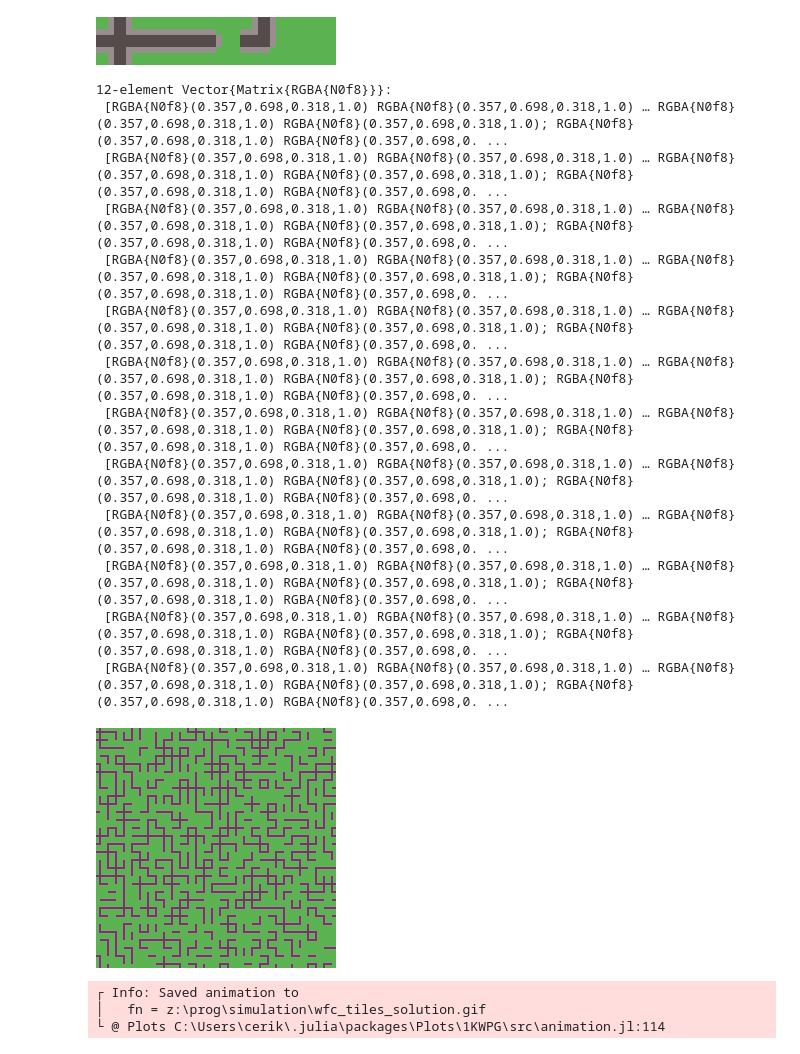
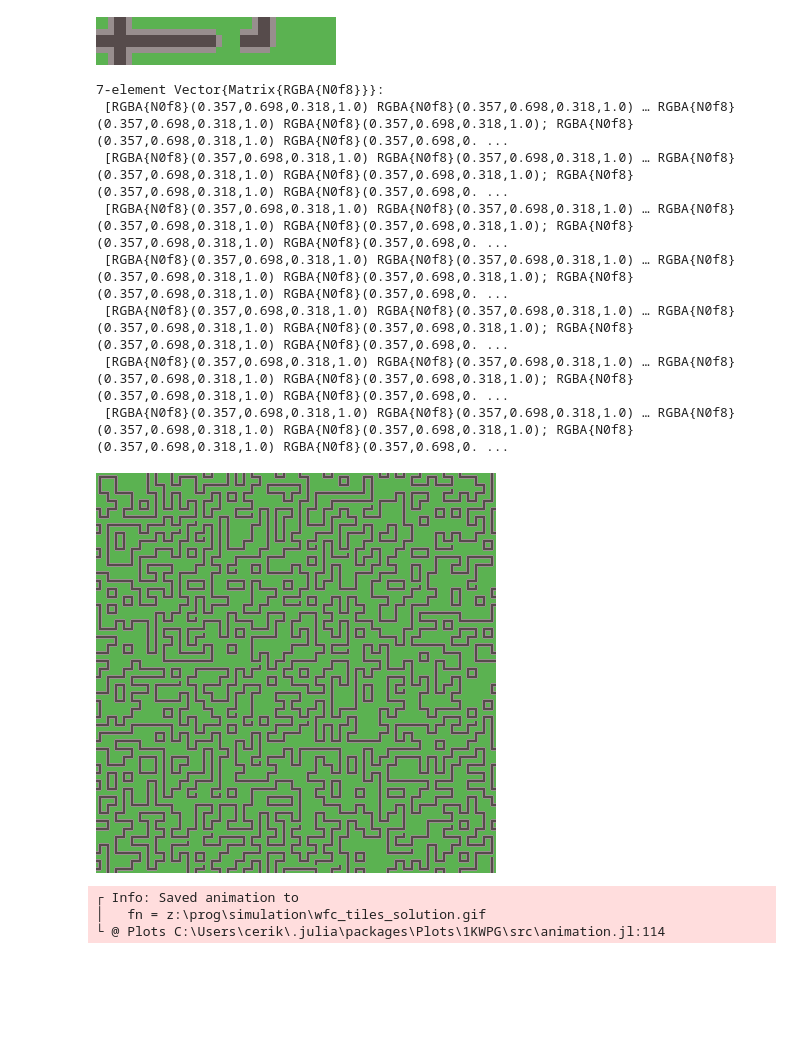
Before and after one commit to ErikLundin98/wave_function_collapse, a Jupyter notebook: road_creator.ipynb, the cells around one changed output. Saved outputs shown, nothing was run; the diff lists cells and outputs as text; code cells hidden in the pictures; blank space fills up the shorter version.

```diff
--- a/road_creator.ipynb
+++ b/road_creator.ipynb
@@ -11,25 +11,34 @@ spriteset = load("resources/paths.png")
 [figure]
 # %%
 # create rotations of the spriteset and store in a Dict
+# all_sprites = Dict(
+#     1 => spriteset[:, 33:40], # empty
+#     2 => spriteset[:, 1:8], # crossing
+#     3 => spriteset[:, 9:16], # horizontal
+#     4 => transpose(spriteset[:, 9:16]), # vertical
+#     5 => spriteset[:, 17:24], # ending to left
+#     6 => rotr90(spriteset[:, 17:24]), # ending up
+#     7 => rot180(spriteset[:, 17:24]), # ending to right
+#     8 => rotl90(spriteset[:, 17:24]), # ending down
+#     9 => spriteset[:, 25:32], # two-way left up
+#     10 => rotr90(spriteset[:, 25:32]), # two-way up right
+#     11 => rot180(spriteset[:, 25:32]), # two-way right down
+#     12 => rotl90(spriteset[:, 25:32]), # two-way down left
+
+# )
 all_sprites = Dict(
     1 => spriteset[:, 33:40], # empty
-    2 => spriteset[:, 1:8], # crossing
-    3 => spriteset[:, 9:16], # horizontal
-    4 => transpose(spriteset[:, 9:16]), # vertical
-    5 => spriteset[:, 17:24], # ending to left
-    6 => rotr90(spriteset[:, 17:24]), # ending up
-    7 => rot180(spriteset[:, 17:24]), # ending to right
-    8 => rotl90(spriteset[:, 17:24]), # ending down
-    9 => spriteset[:, 25:32], # two-way left up
-    10 => rotr90(spriteset[:, 25:32]), # two-way up right
-    11 => rot180(spriteset[:, 25:32]), # two-way right down
-    12 => rotl90(spriteset[:, 25:32]), # two-way down left
-
+    2 => spriteset[:, 9:16], # horizontal
+    3 => transpose(spriteset[:, 9:16]), # vertical
+    4 => spriteset[:, 25:32], # two-way left up
+    5 => rotr90(spriteset[:, 25:32]), # two-way up right
+    6 => rot180(spriteset[:, 25:32]), # two-way right down
+    7 => rotl90(spriteset[:, 25:32]), # two-way down left
 )
 # visualize them
-[all_sprites[key] for key in range(1, 12)]
+[all_sprites[key] for key in range(1, length(all_sprites))]
 # %% [output]
-12-element Vector{Matrix{RGBA{N0f8}}}:
+7-element Vector{Matrix{RGBA{N0f8}}}:
  [RGBA{N0f8}(0.357,0.698,0.318,1.0) RGBA{N0f8}(0.357,0.698,0.318,1.0) … RGBA{N0f8}(0.357,0.698,0.318,1.0) RGBA{N0f8}(0.357,0.698,0.318,1.0); RGBA{N0f8}(0.357,0.698,0.318,1.0) RGBA{N0f8}(0.357,0.698,0. ...
  [RGBA{N0f8}(0.357,0.698,0.318,1.0) RGBA{N0f8}(0.357,0.698,0.318,1.0) … RGBA{N0f8}(0.357,0.698,0.318,1.0) RGBA{N0f8}(0.357,0.698,0.318,1.0); RGBA{N0f8}(0.357,0.698,0.318,1.0) RGBA{N0f8}(0.357,0.698,0. ...
  [RGBA{N0f8}(0.357,0.698,0.318,1.0) RGBA{N0f8}(0.357,0.698,0.318,1.0) … RGBA{N0f8}(0.357,0.698,0.318,1.0) RGBA{N0f8}(0.357,0.698,0.318,1.0); RGBA{N0f8}(0.357,0.698,0.318,1.0) RGBA{N0f8}(0.357,0.698,0. ...
@@ -37,11 +46,6 @@ all_sprites = Dict(
  [RGBA{N0f8}(0.357,0.698,0.318,1.0) RGBA{N0f8}(0.357,0.698,0.318,1.0) … RGBA{N0f8}(0.357,0.698,0.318,1.0) RGBA{N0f8}(0.357,0.698,0.318,1.0); RGBA{N0f8}(0.357,0.698,0.318,1.0) RGBA{N0f8}(0.357,0.698,0. ...
  [RGBA{N0f8}(0.357,0.698,0.318,1.0) RGBA{N0f8}(0.357,0.698,0.318,1.0) … RGBA{N0f8}(0.357,0.698,0.318,1.0) RGBA{N0f8}(0.357,0.698,0.318,1.0); RGBA{N0f8}(0.357,0.698,0.318,1.0) RGBA{N0f8}(0.357,0.698,0. ...
  [RGBA{N0f8}(0.357,0.698,0.318,1.0) RGBA{N0f8}(0.357,0.698,0.318,1.0) … RGBA{N0f8}(0.357,0.698,0.318,1.0) RGBA{N0f8}(0.357,0.698,0.318,1.0); RGBA{N0f8}(0.357,0.698,0.318,1.0) RGBA{N0f8}(0.357,0.698,0. ...
- [RGBA{N0f8}(0.357,0.698,0.318,1.0) RGBA{N0f8}(0.357,0.698,0.318,1.0) … RGBA{N0f8}(0.357,0.698,0.318,1.0) RGBA{N0f8}(0.357,0.698,0.318,1.0); RGBA{N0f8}(0.357,0.698,0.318,1.0) RGBA{N0f8}(0.357,0.698,0. ...
- [RGBA{N0f8}(0.357,0.698,0.318,1.0) RGBA{N0f8}(0.357,0.698,0.318,1.0) … RGBA{N0f8}(0.357,0.698,0.318,1.0) RGBA{N0f8}(0.357,0.698,0.318,1.0); RGBA{N0f8}(0.357,0.698,0.318,1.0) RGBA{N0f8}(0.357,0.698,0. ...
- [RGBA{N0f8}(0.357,0.698,0.318,1.0) RGBA{N0f8}(0.357,0.698,0.318,1.0) … RGBA{N0f8}(0.357,0.698,0.318,1.0) RGBA{N0f8}(0.357,0.698,0.318,1.0); RGBA{N0f8}(0.357,0.698,0.318,1.0) RGBA{N0f8}(0.357,0.698,0. ...
- [RGBA{N0f8}(0.357,0.698,0.318,1.0) RGBA{N0f8}(0.357,0.698,0.318,1.0) … RGBA{N0f8}(0.357,0.698,0.318,1.0) RGBA{N0f8}(0.357,0.698,0.318,1.0); RGBA{N0f8}(0.357,0.698,0.318,1.0) RGBA{N0f8}(0.357,0.698,0. ...
- [RGBA{N0f8}(0.357,0.698,0.318,1.0) RGBA{N0f8}(0.357,0.698,0.318,1.0) … RGBA{N0f8}(0.357,0.698,0.318,1.0) RGBA{N0f8}(0.357,0.698,0.318,1.0); RGBA{N0f8}(0.357,0.698,0.318,1.0) RGBA{N0f8}(0.357,0.698,0. ...
 # %%
 include("wfc.jl")
 
@@ -52,8 +56,8 @@ struct TileMap
     TileMap(W::Int, H::Int, tiles::Dict) = new(zeros(H, W), tiles)
 end
 
-WIDTH = 30 # map width in tiles
-HEIGHT = 30 # map height in tiles
+WIDTH = 50 # map width in tiles
+HEIGHT = 50 # map height in tiles
 
 # Define a validation function that checks if a solution is valid
 function check_valid(solution::Solution, x::Int, i::CartesianIndex)
@@ -97,34 +101,34 @@ function parse_map(map::Matrix{Int8}, tiles::Dict)::Matrix{RGBA{N0f8}}
     height = size(map, 1)*tile_height
     tile_map::Matrix{RGBA{N0f8}} = zeros(RGBA{N0f8}, height, width)
     for i in CartesianIndices(map)
         start_row = 1 + (i[1]-1)*tile_height
         end_row = start_row + tile_height - 1
         start_col = 1 + (i[2]-1)*tile_width
         end_col = start_col + tile_width - 1
         if !(map[i] in keys(tiles)) # fill with black
             tile_map[start_row : end_row, start_col : end_col] = zeros(RGBA{N0f8}, tile_height, tile_width)
         else
             tile_map[start_row : end_row, start_col : end_col] = tiles[map[i]]
         end
     end
     tile_map
 end
 
 # Save each iteration of the algorithm for visualization
 map_history = Vector{Matrix{Int8}}()
 function callback!(sol::Solution, map_history::Vector{Matrix{Int8}})
     push!(map_history, copy(solution.environment.map))
 end
 
 # Create an instance of a solution
 solution = Solution{TileMap}(length(all_sprites), (WIDTH, HEIGHT), TileMap(WIDTH, HEIGHT, all_sprites))
 
 # Solve it
 _, finished = solve_wfc!(solution, update!, check_valid, (solution) -> callback!(solution, map_history));
 # Show the resulting map
 parse_map(solution.environment.map, solution.environment.tiles)
 # %% [output]
-[figure, old version]
+[figure, new version]
 # %%
 # Create an animation of the algorithm's iterations
 using Plots
```
Also changed, not shown: 3 other files.
